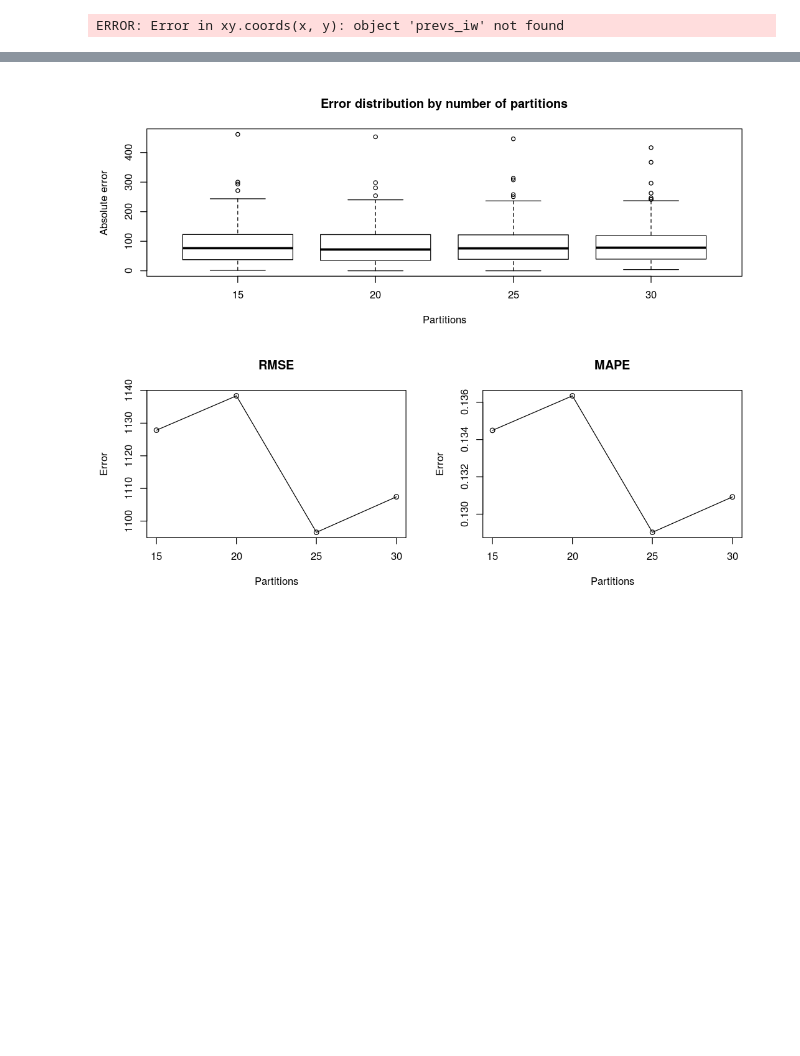
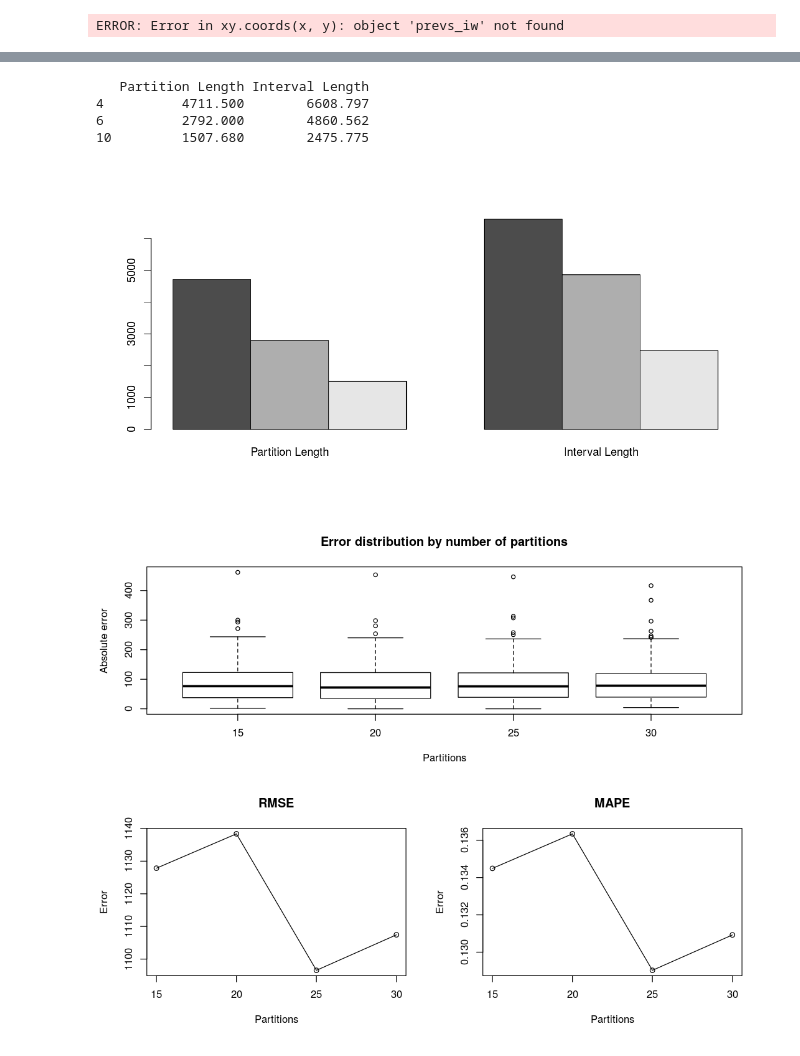
Before and after one commit to petroniocandido/rfts, a Jupyter notebook: benchmarks.ipynb, the cells around one changed output, grey strips where cells are left out. Saved outputs shown, nothing was run; the diff lists cells and outputs as text; code cells hidden in the pictures; blank space fills up the shorter version.

```diff
--- a/benchmarks.ipynb
+++ b/benchmarks.ipynb
@@ -168,3 +220,16 @@ legend("topleft",legend=c("Original","IFTS"), lty=c(1,2),cex=1.2)
+# %%
+intervals <- matrix(c(4711.5, 6608.796875, 2792, 4860.5625, 1507.68, 2475.775), ncol=2, byrow=TRUE )
+colnames(intervals) <- c("Partition Length", "Interval Length")
+rownames(intervals) <- c("4", "6", "10")
+intervals <- as.table(intervals)
+intervals
+barplot(intervals,beside=TRUE)
+# %% [output]
+   Partition Length Interval Length
+4          4711.500        6608.797
+6          2792.000        4860.562
+10         1507.680        2475.775
+[figure, added]
 # %%
 testPartitionsInterval(FitPWFTS, taiex,"Date","avg", c(10,15,20,25,30), 0.8)
 # %% [output]
```
Also changed, not shown: parts of 19 cells of this notebook, 2 other files.
